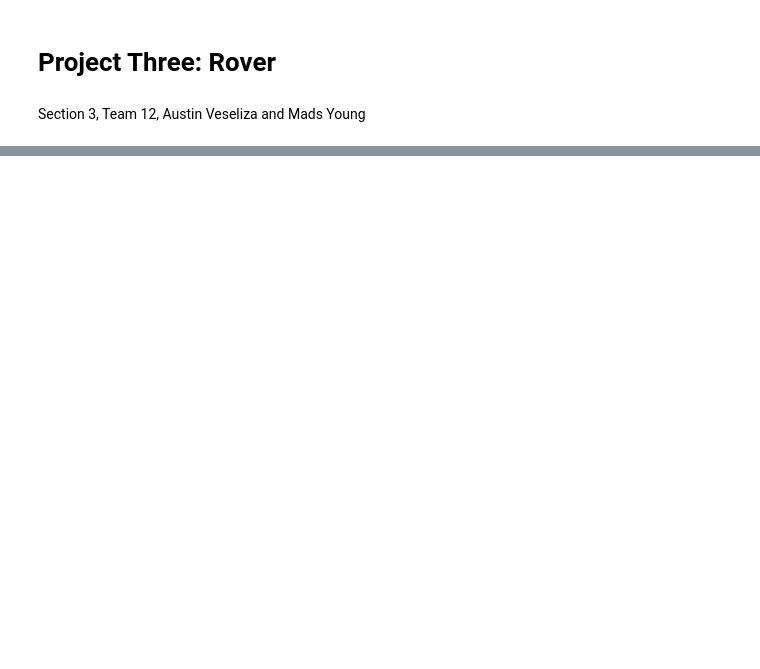
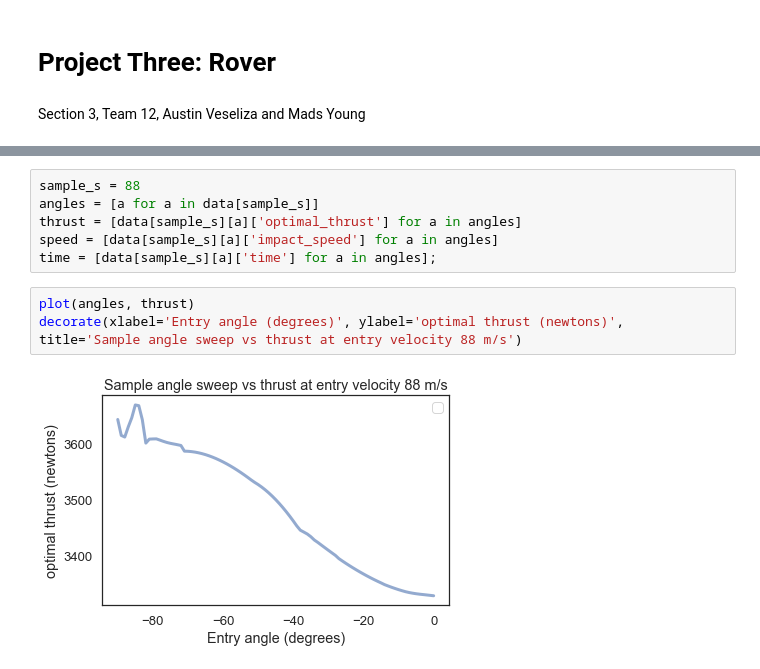
Before and after one commit to AustinVes/ModSim-Project3, a Jupyter notebook: P3Essay.ipynb, the cells around one changed output, grey strips where cells are left out. Drawn from its saved outputs; the diff is of its cells as text; blank space fills up the shorter version.

```diff
--- a/P3Essay.ipynb
+++ b/P3Essay.ipynb
@@ -25,0 +355,11 @@ force of drag = 1/2 * atmosphere density  * velocity squared * reference area *
+# %%
+sample_s = 88
+angles = [a for a in data[sample_s]]
+thrust = [data[sample_s][a]['optimal_thrust'] for a in angles]
+speed = [data[sample_s][a]['impact_speed'] for a in angles]
+time = [data[sample_s][a]['time'] for a in angles];
+# %%
+plot(angles, thrust)
+decorate(xlabel='Entry angle (degrees)', ylabel='optimal thrust (newtons)', title='Sample angle sweep vs thrust at entry velocity 88 m/s')
+# %% [output]
+[figure, added]
```
Also changed, not shown: parts of 29 cells of this notebook, 1 other file.
